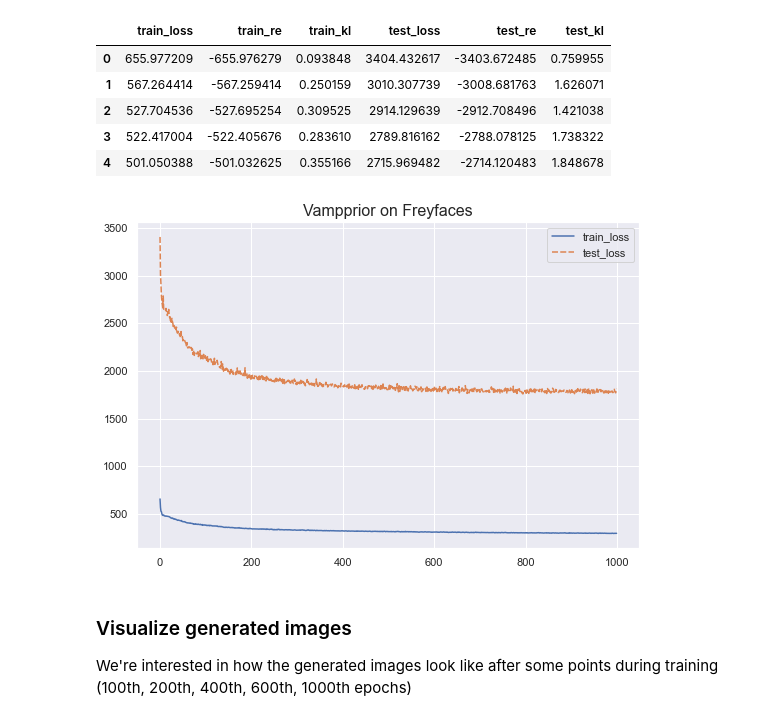
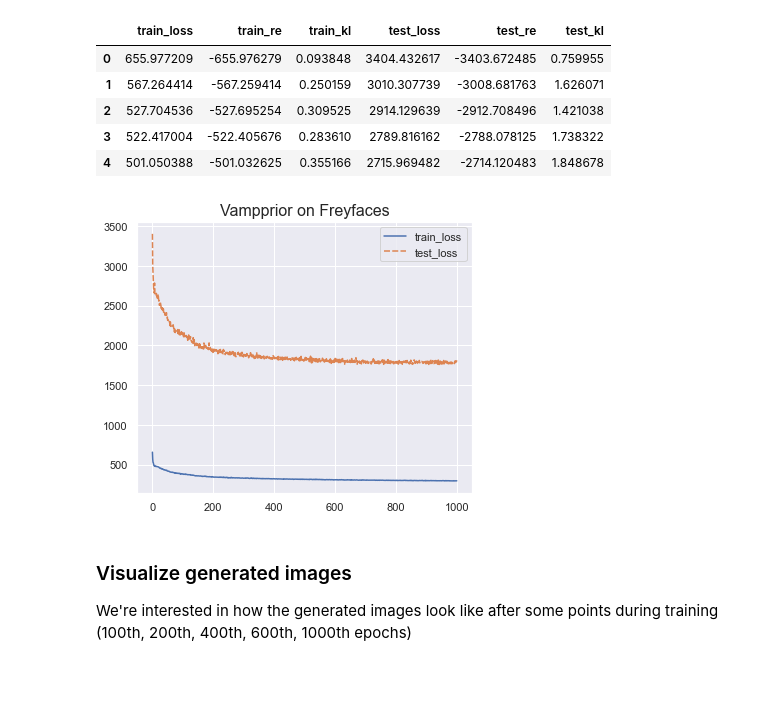
Before and after one commit to pacmac0/VAE_project, a Jupyter notebook: our_code/analytics.ipynb, the cells around one changed output. Saved outputs shown, nothing was run; the diff lists cells and outputs as text; code cells hidden in the pictures; blank space fills up the shorter version.

```diff
--- a/our_code/analytics.ipynb
+++ b/our_code/analytics.ipynb
@@ -65,13 +65,13 @@ df.head(5)
 | 3 | 522.417004 | -522.405676 | 0.283610 | 2789.816162 | -2788.078125 | 1.738322 |
 | 4 | 501.050388 | -501.032625 | 0.355166 | 2715.969482 | -2714.120483 | 1.848678 |
 # %%
-fig = plt.figure(figsize=(9, 6))
+fig = plt.figure(figsize=(6, 5))
 ax = fig.subplots()
 sns.lineplot(data=df[['train_loss', 'test_loss']], ax=ax)
 ax.set_title('Vampprior on Freyfaces', fontsize=16)
 fig.savefig('./plots/vamp_freyfaces.pdf')
 # %% [output]
-[figure, old version]
+[figure, new version]
 # %% [markdown]
 ### Visualize generated images
 
```
Also changed, not shown: parts of 4 cells of this notebook, 25 other files.
